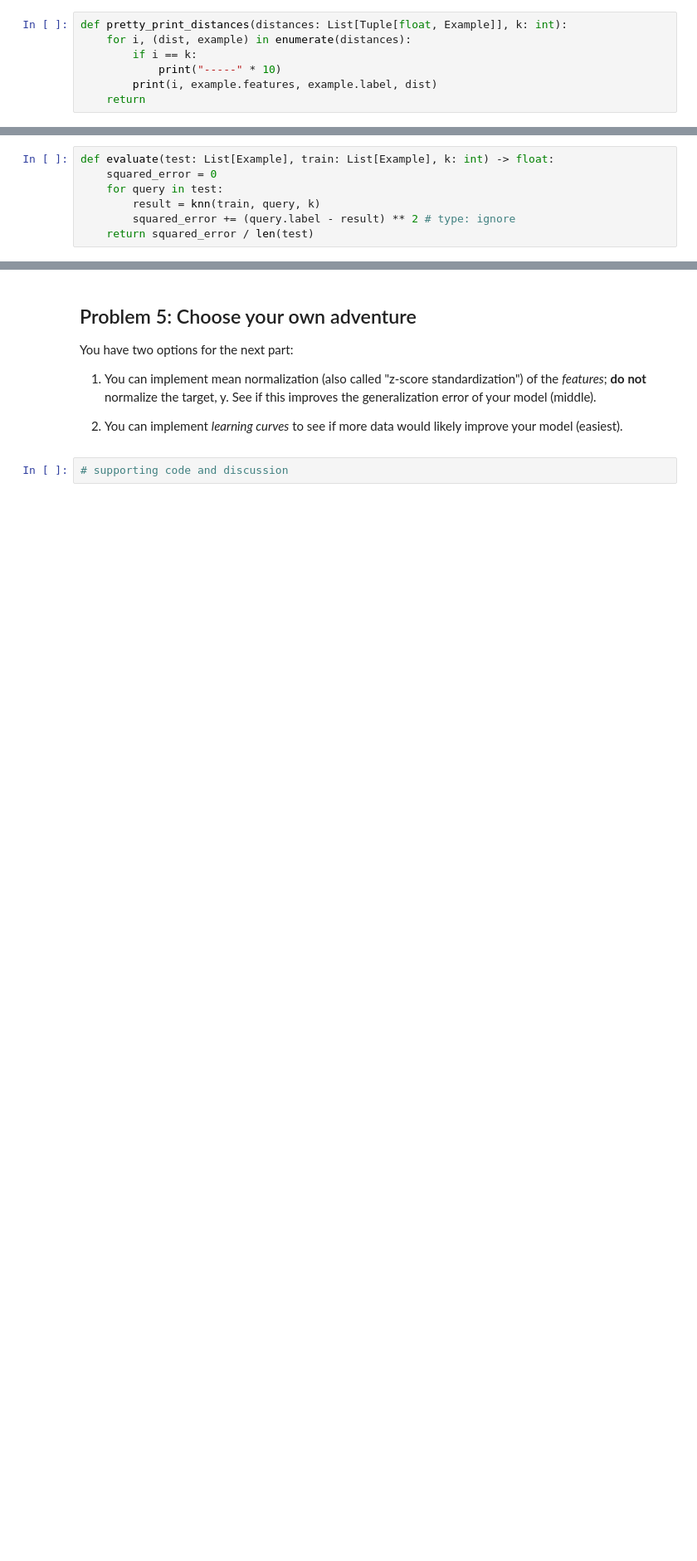
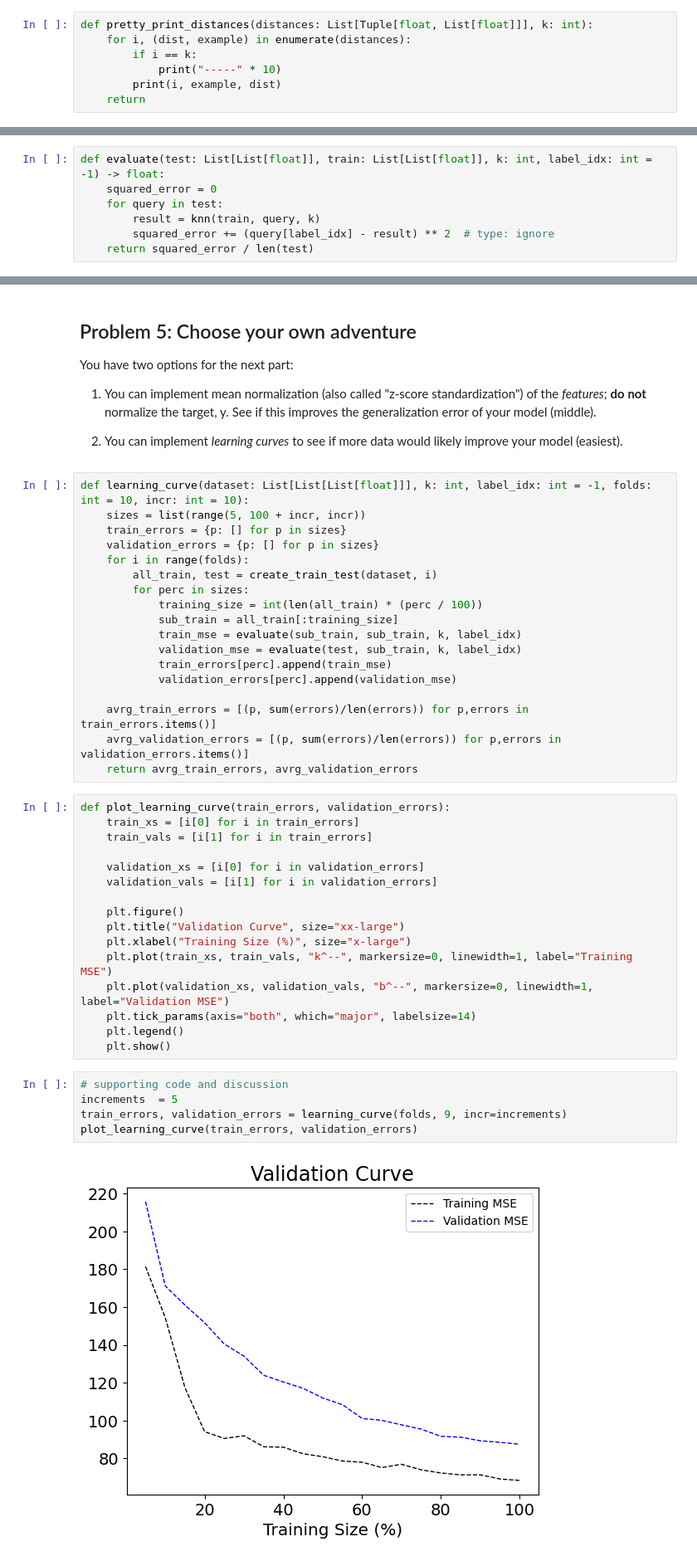
Before and after one commit to eved1018/EN.605.645.82.SP26, a Jupyter notebook: Module12/module-12-2.ipynb, the cells around one changed output, grey strips where cells are left out. Shown at 83% size. Saved outputs shown, nothing was run; the diff lists cells and outputs as text; blank space fills up the shorter version.

```diff
--- a/Module12/module-12-2.ipynb
+++ b/Module12/module-12-2.ipynb
@@ -184,9 +156,9 @@ def euclidean_distance(example: List[float], query: List[float]) -> float:
     return sqrt(distance)
 # %%
-def pretty_print_distances(distances: List[Tuple[float, Example]], k: int):
+def pretty_print_distances(distances: List[Tuple[float, List[float]]], k: int):
     for i, (dist, example) in enumerate(distances):
         if i == k:
             print("-----" * 10)
-        print(i, example.features, example.label, dist)
+        print(i, example, dist)
     return
 # %%
@@ -211,10 +181,10 @@ Using Mean Squared Error (MSE) as your evaluation metric, evaluate your implemen
 
 For this part of the assignment, the Programming Requirements are a bit difficult (although not impossible) to follow in terms of *testing*. If you can figure out how to test your code, that's best but if you can't, for this part of the assignment, that's ok.
 # %%
-def evaluate(test: List[Example], train: List[Example], k: int) -> float:
+def evaluate(test: List[List[float]], train: List[List[float]], k: int, label_idx: int = -1) -> float:
     squared_error = 0
     for query in test:
         result = knn(train, query, k)
-        squared_error += (query.label - result) ** 2 # type: ignore
+        squared_error += (query[label_idx] - result) ** 2  # type: ignore
     return squared_error / len(test)
 # %%
@@ -257,8 +263,47 @@ You have two options for the next part:
 1. You can implement mean normalization (also called "z-score standardization") of the *features*; **do not** normalize the target, y. See if this improves the generalization error of your model (middle).
 
 2. You can implement *learning curves* to see if more data would likely improve your model (easiest).
+# %%
+def learning_curve(dataset: List[List[List[float]]], k: int, label_idx: int = -1, folds: int = 10, incr: int = 10):
+    sizes = list(range(5, 100 + incr, incr))
+    train_errors = {p: [] for p in sizes}
+    validation_errors = {p: [] for p in sizes}
+    for i in range(folds):
+        all_train, test = create_train_test(dataset, i)
+        for perc in sizes:
+            training_size = int(len(all_train) * (perc / 100))
+            sub_train = all_train[:training_size]
+            train_mse = evaluate(sub_train, sub_train, k, label_idx)
+            validation_mse = evaluate(test, sub_train, k, label_idx)
+            train_errors[perc].append(train_mse)
+            validation_errors[perc].append(validation_mse)
+
+    avrg_train_errors = [(p, sum(errors)/len(errors)) for p,errors in train_errors.items()]
+    avrg_validation_errors = [(p, sum(errors)/len(errors)) for p,errors in validation_errors.items()]
+    return avrg_train_errors, avrg_validation_errors
+# %%
+def plot_learning_curve(train_errors, validation_errors):
+    train_xs = [i[0] for i in train_errors]
+    train_vals = [i[1] for i in train_errors]
+
+    validation_xs = [i[0] for i in validation_errors]
+    validation_vals = [i[1] for i in validation_errors]
+
+    plt.figure()
+    plt.title("Validation Curve", size="xx-large")
+    plt.xlabel("Training Size (%)", size="x-large")
+    plt.plot(train_xs, train_vals, "k^--", markersize=0, linewidth=1, label="Training MSE")
+    plt.plot(validation_xs, validation_vals, "b^--", markersize=0, linewidth=1, label="Validation MSE")
+    plt.tick_params(axis="both", which="major", labelsize=14)
+    plt.legend()
+    plt.show()
 # %%
 # supporting code and discussion
+increments  = 5
+train_errors, validation_errors = learning_curve(folds, 9, incr=increments)
+plot_learning_curve(train_errors, validation_errors)
+# %% [output]
+[figure, added]
 # %% [markdown]
 ## Before You Submit...
 
```
Also changed, not shown: parts of 14 cells of this notebook, 1 other file.
